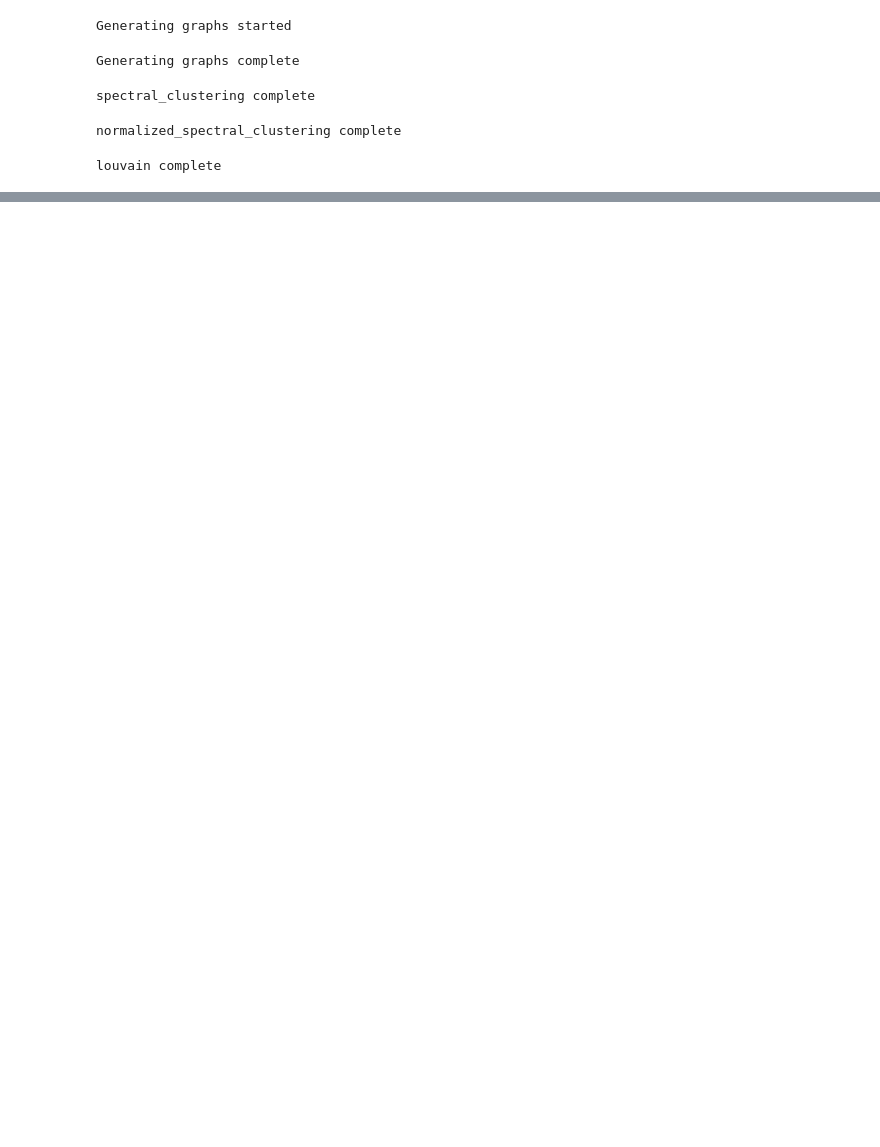
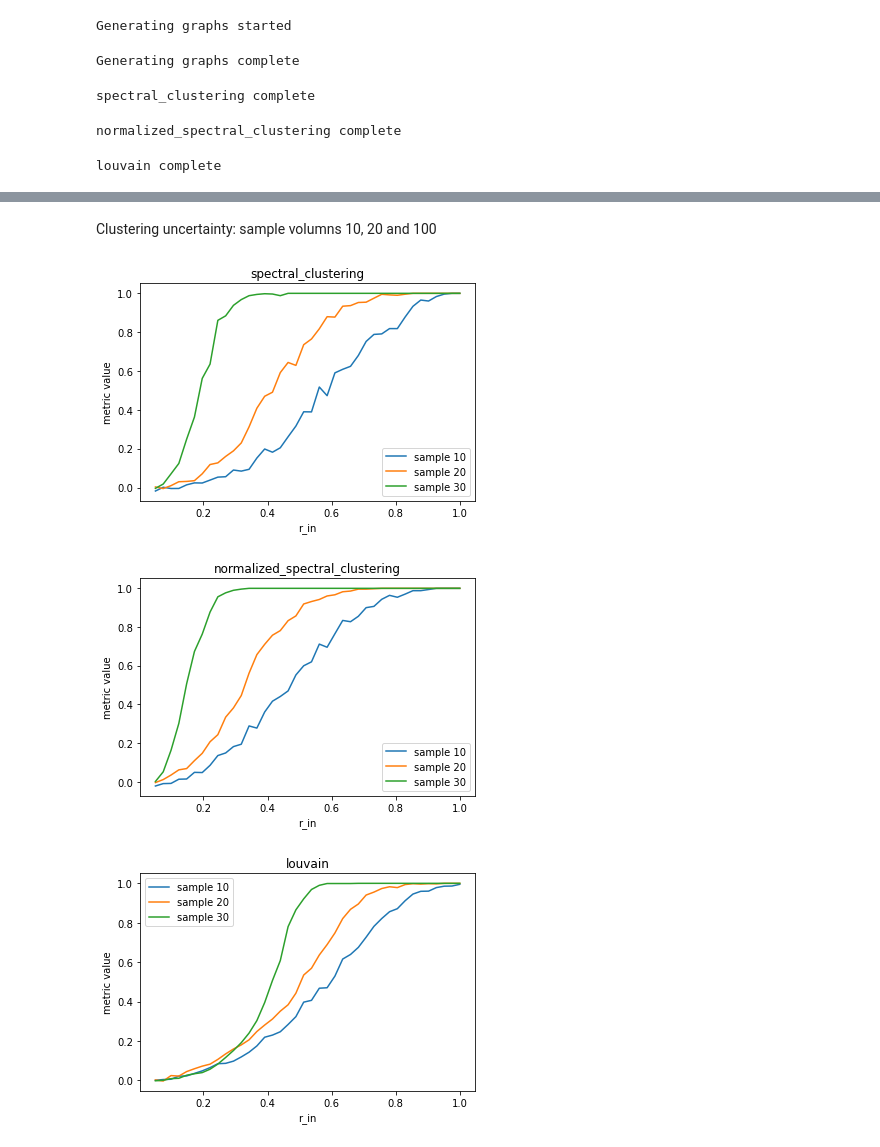
Before and after one commit to orrrrtem/Clustering_uncertainty, a Jupyter notebook: clustering_uncertainty.ipynb, the cells around one changed output, grey strips where cells are left out. Drawn from its saved outputs; the diff is of its cells as text; code cells hidden in the pictures; blank space fills up the shorter version.

```diff
--- a/clustering_uncertainty.ipynb
+++ b/clustering_uncertainty.ipynb
@@ -425,3 +360,0 @@ df.plot()
-# %%
-df= pd.DataFrame(nested_dict_to_dict(metrics))
-df
@@ -470,0 +406,12 @@ metrics = validation(true_labels, result, estimated_graphs_bags)
+# %% [markdown]
+Clustering uncertainty: sample volumns 10, 20 and 100
+# %%
+list(metrics10.keys())
+
+for algo in metrics10.keys():
+    df = pd.DataFrame(list(zip(rs[0], metrics10[algo]['ARI'], metrics20[algo]['ARI'], metrics100[algo]['ARI'])), columns = ['r_in', 'sample 10', 'sample 20', 'sample 30']).set_index(['r_in'])
+    df.plot(title=algo, ylabel = 'metric value')
+# %% [output]
+[figure, added]
+[figure, added]
+[figure, added]
```
Also changed, not shown: parts of 18 cells of this notebook.
